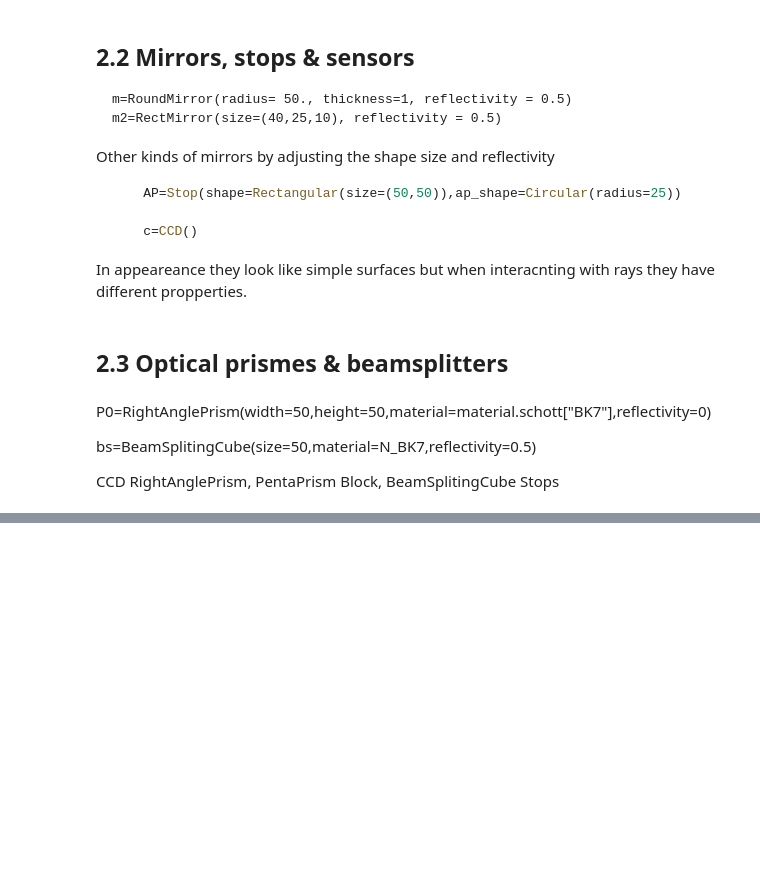
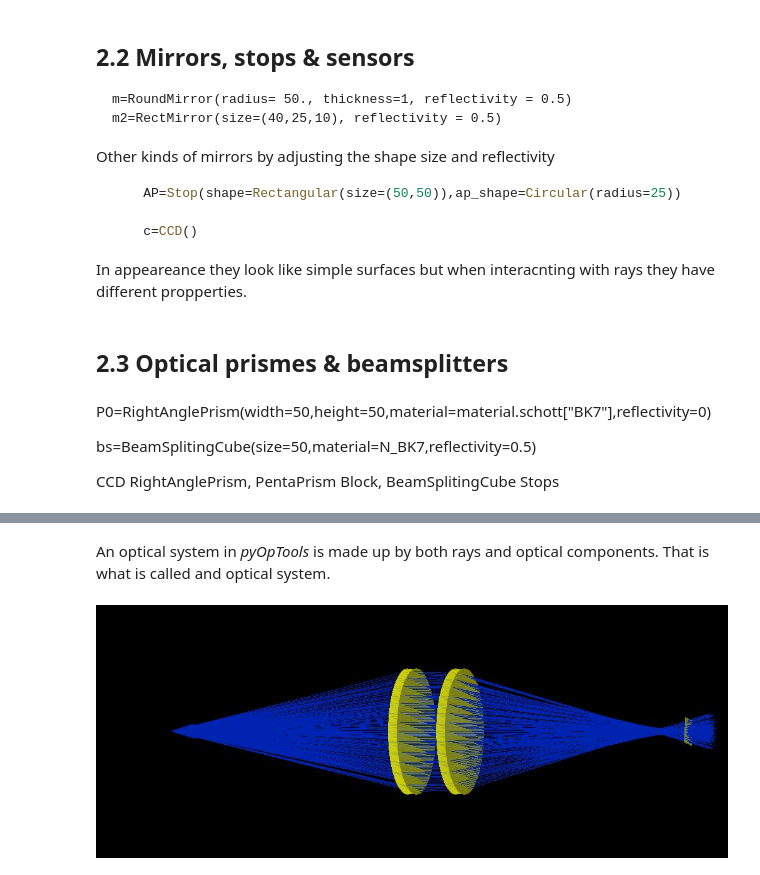
Before and after one commit to cihologramas/pyoptools, a Jupyter notebook: Tutorial.0.ipynb, the cells around one changed output, grey strips where cells are left out. Cells and saved outputs as stored; diff of their text form; code cells hidden in the pictures; blank space fills up the shorter version.

```diff
--- a/Tutorial.0.ipynb
+++ b/Tutorial.0.ipynb
@@ -220,0 +326,19 @@ Plot3D(m2,center=(0,0,0),size=(150,150),rot=[(pi/6,0,0)],scale=2)
+# %% [markdown]
+An optical system in *pyOpTools* is made up by both rays and optical components. That is what is called and optical system.
+# %%
+# Example
+
+L2=SphericalLens(radius=25,curvature_s1=1./100.,curvature_s2=-1./100,thickness=10,material=material.schott["BK7"])
+L3=SphericalLens(radius=25,curvature_s1=1./100.,curvature_s2=-1./100,thickness=10,material=material.schott["BK7"])
+
+C=CCD()
+
+S=System(complist=[(L2,(0,0,100),(0,0,0)),(L3,(0,0,120),(0,0,0)),(C,(0,0,215),(0,0,0)) ],n=1)
+
+R=point_source_c(origin=(0,0,0),direction=(0,0,0),span=(pi/6,pi/6),num_rays=(15,15),wavelength=0.45,label="")
+
+S.ray_add(R)
+S.propagate()
+Plot3D(S,center=(0,0,100),size=(250,100),scale=4,rot=[(0,pi/2,0),(pi/20,-pi/10,0)])
+# %% [output]
+[figure, added]
```
Also changed, not shown: parts of 10 cells of this notebook.
